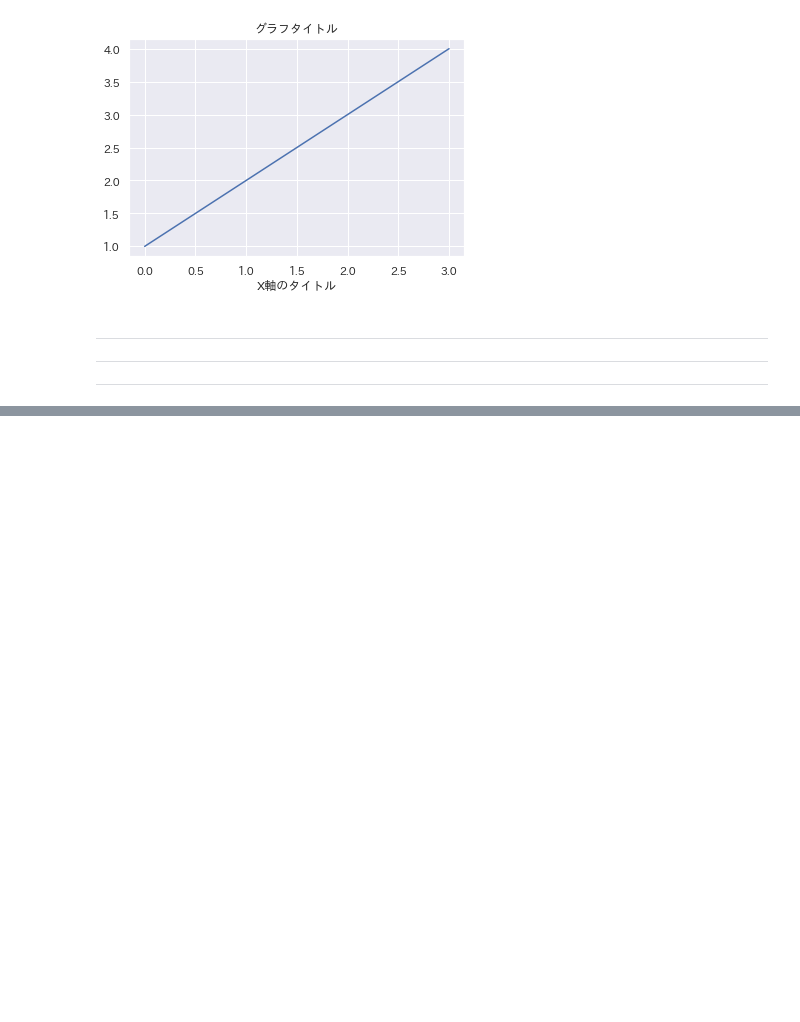
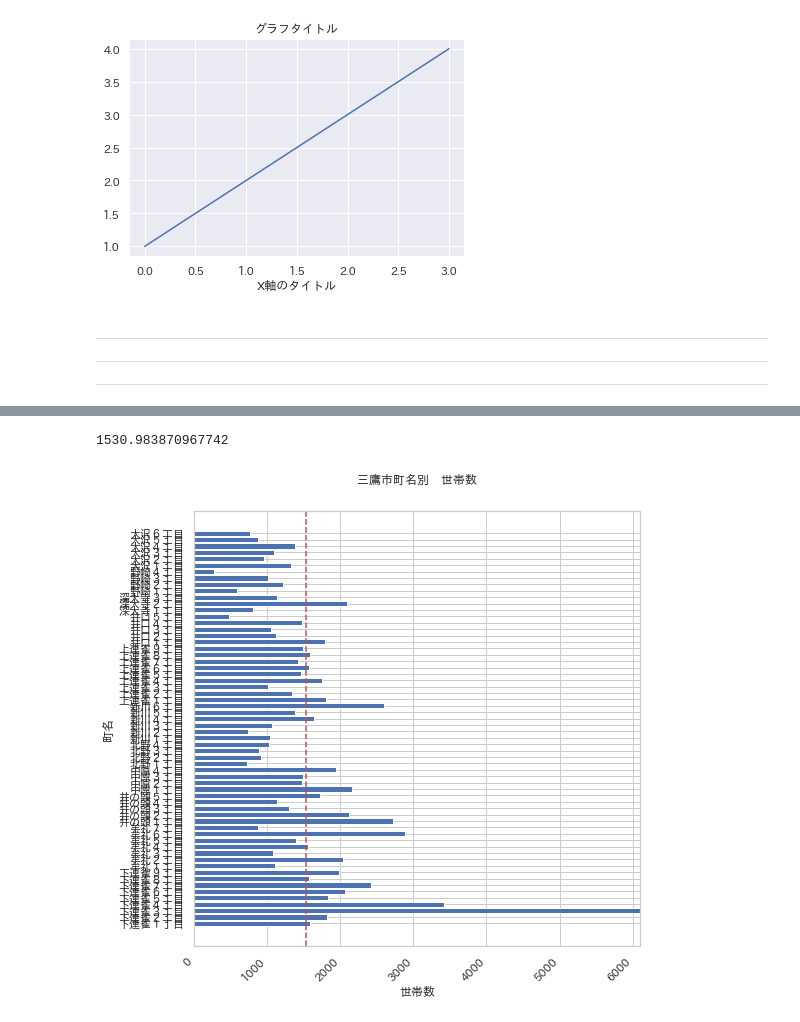
Before and after one commit to tom2rd/Googlecolabutils, a Jupyter notebook: Matplot_pyplot_JP_example0.ipynb, the cells around one changed output, grey strips where cells are left out. Drawn from its saved outputs; the diff is of its cells as text; code cells hidden in the pictures; blank space fills up the shorter version.

```diff
--- a/Matplot_pyplot_JP_example0.ipynb
+++ b/Matplot_pyplot_JP_example0.ipynb
@@ -57,0 +143,3 @@ plt.show()
+# %%
+df2=df.query("世帯数<6101")
+df2
@@ -57,0 +213,28 @@ plt.show()
+# %%
+df3=df2[df2.index!="小計"]
+# %%
+group_data = list(df3['世帯数'])
+group_names = list(df3.index)
+group_mean = np.mean(group_data)
+print(group_mean)
+# %% [output]
+1530.983870967742
+# %%
+fig, ax = plt.subplots(figsize=(8, 8))
+ax.barh(group_names, group_data)
+labels = ax.get_xticklabels()
+plt.setp(labels, rotation=45, horizontalalignment='right')
+
+# Add a vertical line, here we set the style in the function call
+ax.axvline(group_mean, ls='--', color='r')
+
+
+# Now we'll move our title up since it's getting a little cramped
+ax.title.set(y=1.05)
+
+ax.set(xlim=[0, 6100], xlabel='世帯数', ylabel='町名',
+       title='三鷹市町名別　世帯数')
+
+plt.show()
+# %% [output]
+[figure, added]
```
Also changed, not shown: parts of 20 cells of this notebook.
